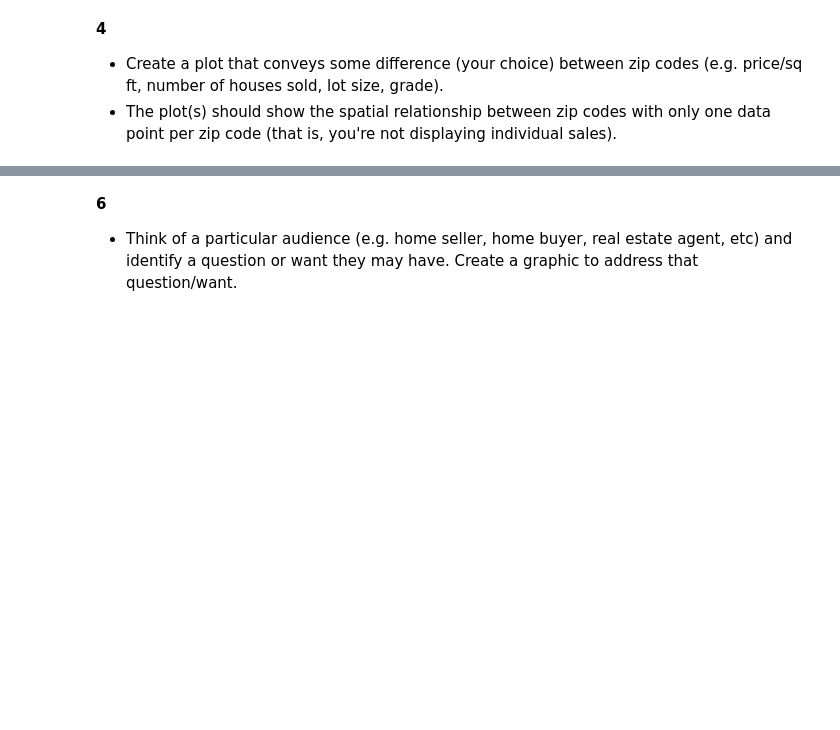
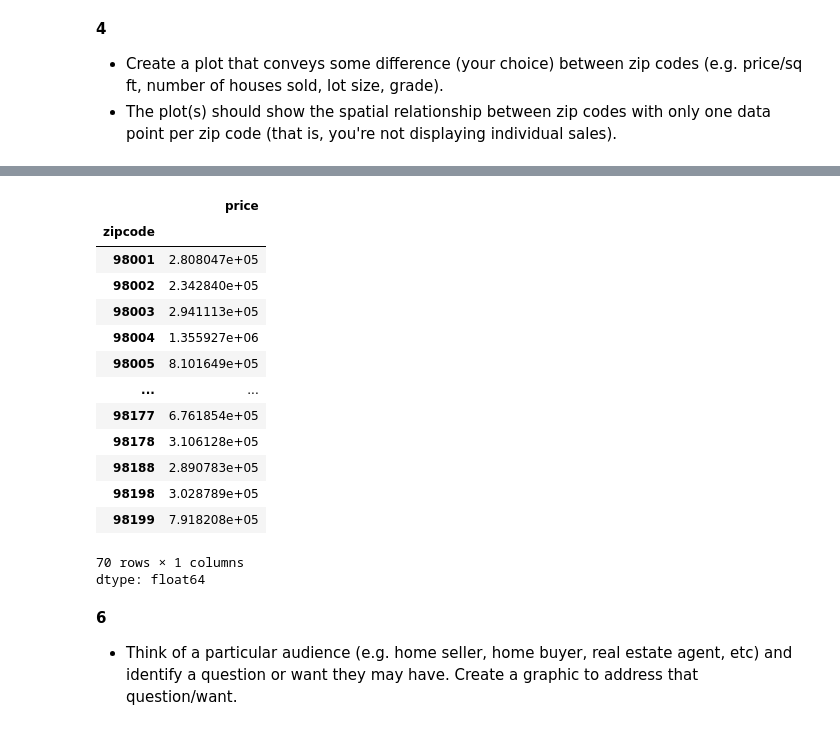
Before and after one commit to foxel03/Notes-2-01, a Jupyter notebook: 00_Resources/pandas_refresher.ipynb, the cells around one changed output, grey strips where cells are left out. Cells and saved outputs as stored; diff of their text form; code cells hidden in the pictures; blank space fills up the shorter version.

```diff
--- a/00_Resources/pandas_refresher.ipynb
+++ b/00_Resources/pandas_refresher.ipynb
@@ -205,4 +283,22 @@ housing_df.query('zipcode==98038 and 3<=bedrooms<=5 and bathrooms>=2 and 1300<=s
  - Create a graphic for prospective home flippers. What information would be useful for them to know? How would you show that?
+# %%
+housing_df.groupby('zipcode')['price'].mean()
+# %% [output]
+|  | price |
+| zipcode |  |
+| 98001 | 2.808047e+05 |
+| 98002 | 2.342840e+05 |
+| 98003 | 2.941113e+05 |
+| 98004 | 1.355927e+06 |
+| 98005 | 8.101649e+05 |
+| ... | ... |
+| 98177 | 6.761854e+05 |
+| 98178 | 3.106128e+05 |
+| 98188 | 2.890783e+05 |
+| 98198 | 3.028789e+05 |
+| 98199 | 7.918208e+05 |
+70 rows × 1 columns
+dtype: float64
 # %% [markdown]
 **6**
 
```
Also changed, not shown: parts of 11 cells of this notebook.
